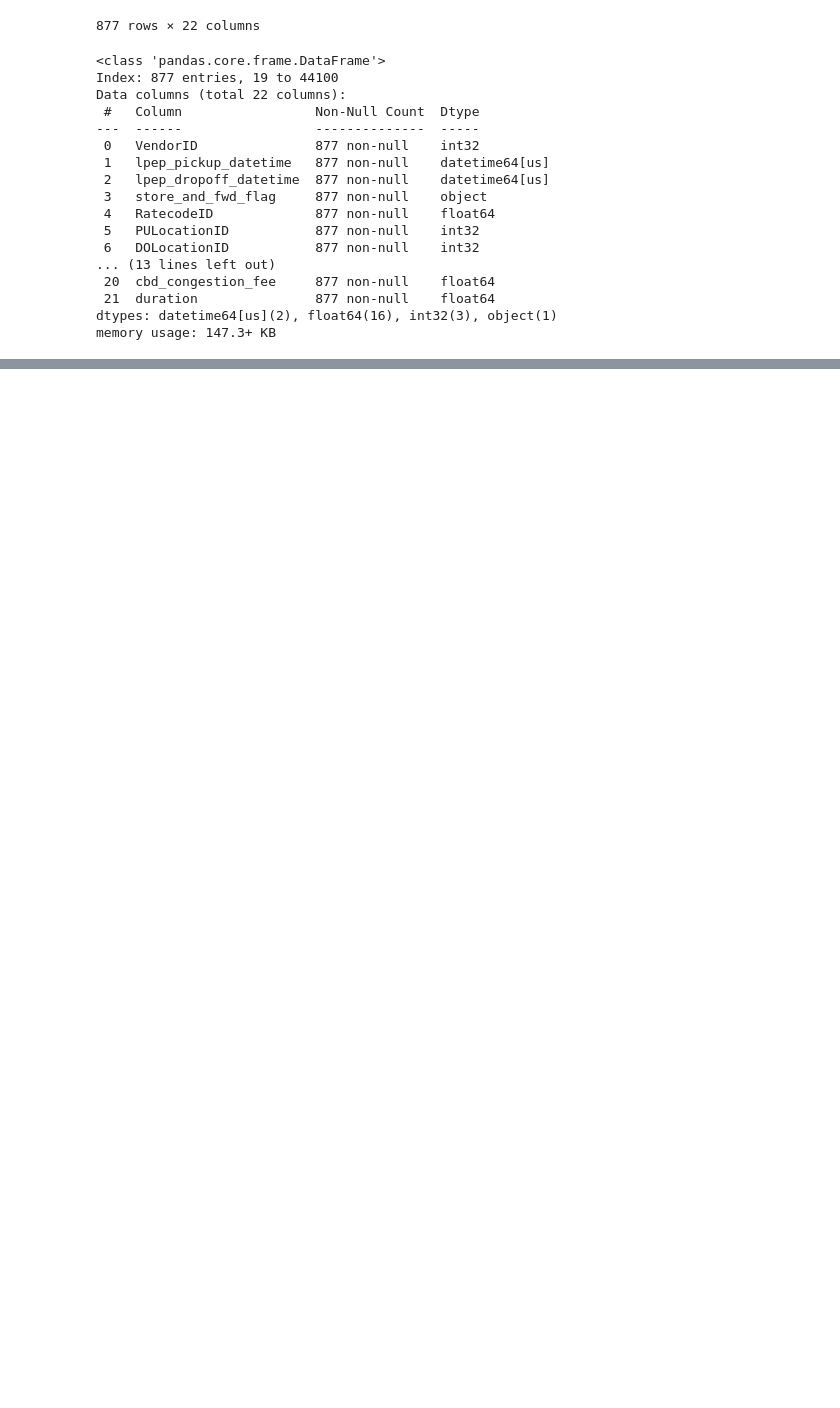
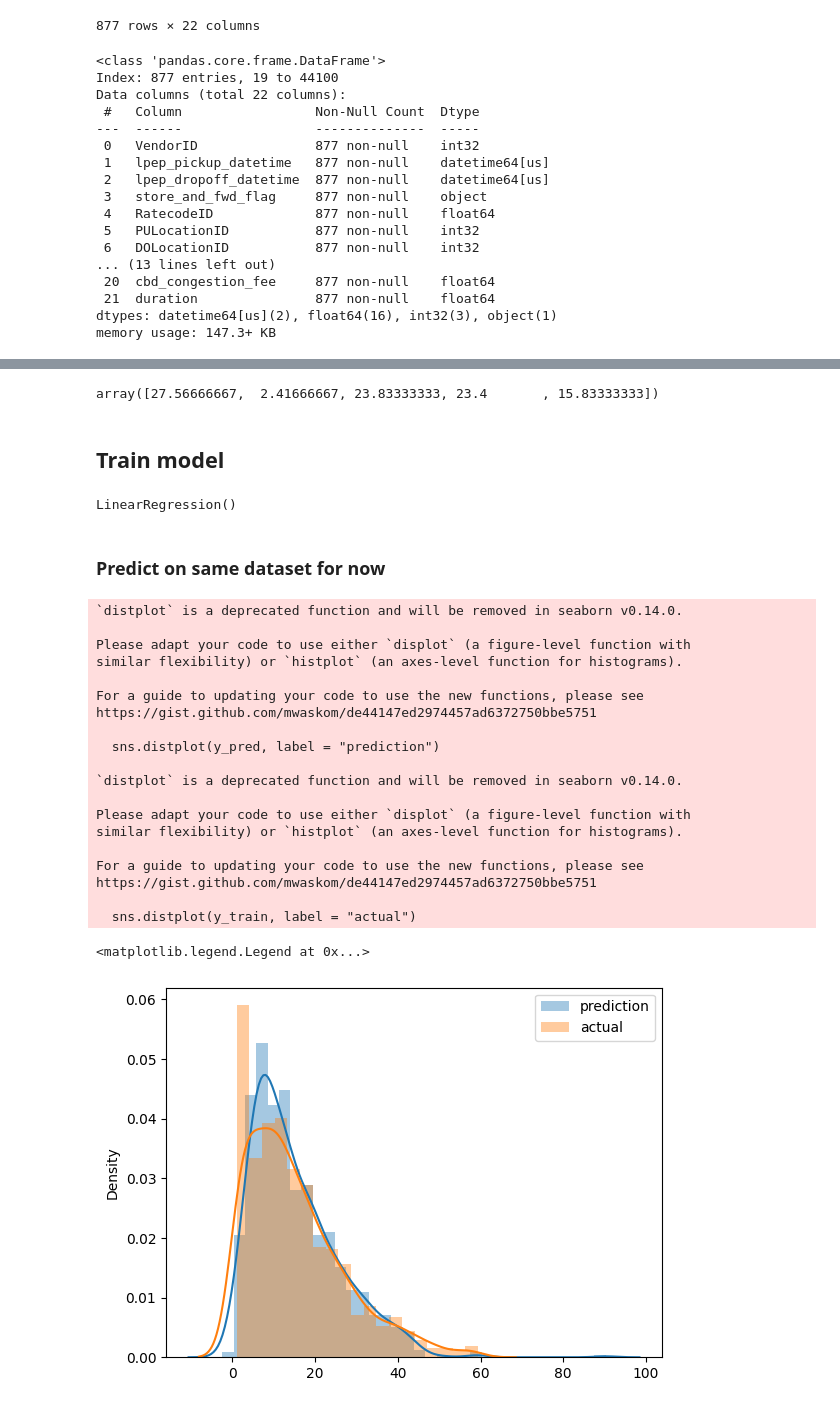
Before and after one commit to ranga4all1/mlops-zoomcamp-2025-practice, a Jupyter notebook: 01-intro/duration-prediction.ipynb, the cells around one changed output, grey strips where cells are left out. Saved outputs shown, nothing was run; the diff lists cells and outputs as text; code cells hidden in the pictures; blank space fills up the shorter version.

Commit message:
train base model

```diff
--- a/01-intro/duration-prediction.ipynb
+++ b/01-intro/duration-prediction.ipynb
@@ -247,0 +295,3 @@ memory usage: 147.3+ KB
+# %%
+dv = DictVectorizer()
+X_train = dv.fit_transform(train_dicts)
@@ -247,0 +323,45 @@ memory usage: 147.3+ KB
+# %%
+target = "duration"
+y_train = df[target].values
+# %%
+y_train[:5]
+# %% [output]
+array([27.56666667,  2.41666667, 23.83333333, 23.4       , 15.83333333])
+# %% [markdown]
+## Train model
+# %%
+lr = LinearRegression()
+lr.fit(X_train, y_train)
+# %% [output]
+LinearRegression()
+# %% [markdown]
+### Predict on same dataset for now
+# %%
+y_pred = lr.predict(X_train)
+# %%
+sns.distplot(y_pred, label = "prediction")
+sns.distplot(y_train, label = "actual")
+
+plt.legend()
+# %% [output]
+`distplot` is a deprecated function and will be removed in seaborn v0.14.0.
+
+Please adapt your code to use either `displot` (a figure-level function with
+similar flexibility) or `histplot` (an axes-level function for histograms).
+
+For a guide to updating your code to use the new functions, please see
+https://gist.github.com/mwaskom/de44147ed2974457ad6372750bbe5751
+
+  sns.distplot(y_pred, label = "prediction")
+
+`distplot` is a deprecated function and will be removed in seaborn v0.14.0.
+
+Please adapt your code to use either `displot` (a figure-level function with
+similar flexibility) or `histplot` (an axes-level function for histograms).
+
+For a guide to updating your code to use the new functions, please see
+https://gist.github.com/mwaskom/de44147ed2974457ad6372750bbe5751
+
+  sns.distplot(y_train, label = "actual")
+<matplotlib.legend.Legend at 0x...>
+[figure, added]
```
Also changed, not shown: parts of 35 cells of this notebook, 1 other file.
